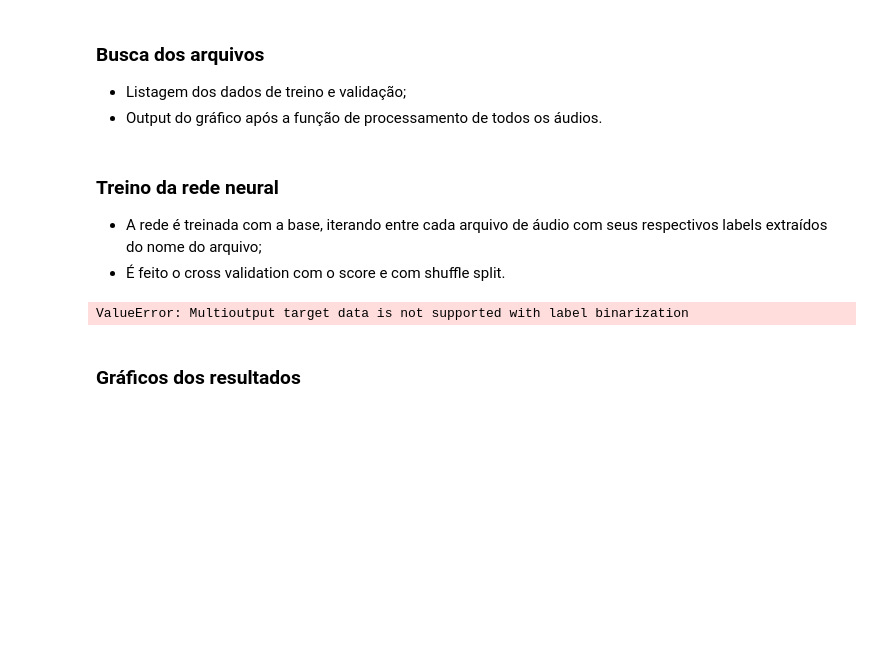
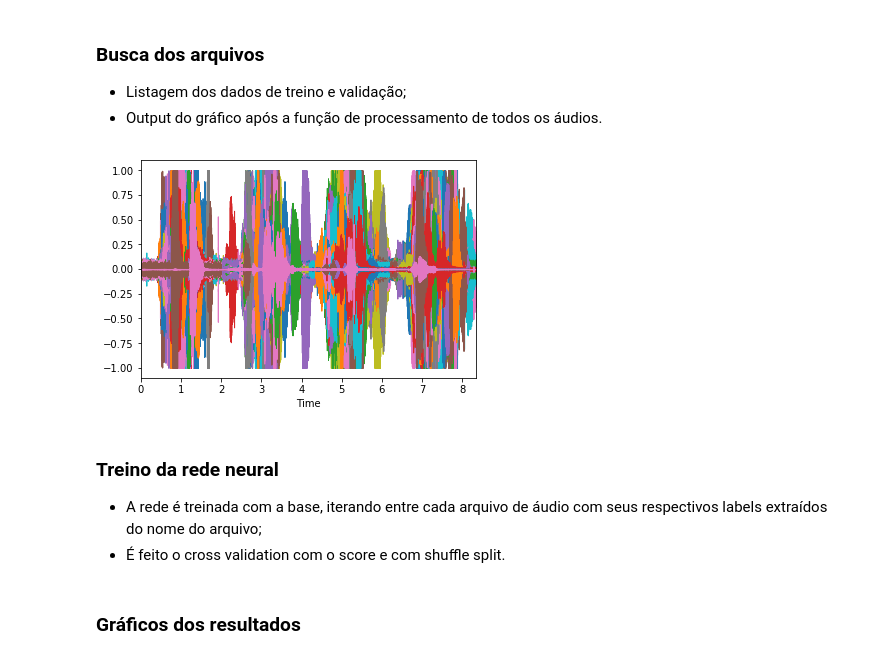
Before and after one commit to flaviajanine/MD-audio-classify, a Jupyter notebook: classifier.ipynb, the cells around one changed output. Saved outputs shown, nothing was run; the diff lists cells and outputs as text; code cells hidden in the pictures; blank space fills up the shorter version.

```diff
--- a/classifier.ipynb
+++ b/classifier.ipynb
@@ -41,46 +42,31 @@ def feature_to_list(feature):
 # %%
 train_folder = 'base_treinamento_I'
 train_path = os.path.abspath(train_folder)
 
 validation_folder = 'base_validacao_I'
 validation_path = os.path.abspath(validation_folder)
 
 X_train = list()
 Y_train = list()
 
 X_val = list()
 Y_val = list()
 
 for root, dirs, filenames in os.walk(train_path):
     for f in filenames:
         feature, label = label_audio('{0}/{1}'.format(train_path, f), f)
-        X_train.append(np.split(feature_to_list(feature),4))
-        Y_train.append(label_to_list(label))
+        X_train.extend(np.split(feature_to_list(feature),4))
+        Y_train.extend(label_to_list(label))
 
 for root, dirs, filenames in os.walk(validation_path):
     for f in filenames:
         feature, label = label_audio('{0}/{1}'.format(validation_path, f), f)
-        X_val.append(np.split(feature_to_list(feature),4))
-        Y_val.append(label_to_list(label))
+        X_val.extend(np.split(feature_to_list(feature),4))
+        Y_val.extend(label_to_list(label))
+# %% [output]
+[figure, added]
 # %% [markdown]
 ### Treino da rede neural
 
 - A rede é treinada com a base, iterando entre cada arquivo de áudio com seus respectivos labels extraídos do nome do arquivo;
 - É feito o cross validation com o score e com shuffle split.
-# %%
-mlp = MLPClassifier(solver='lbfgs', hidden_layer_sizes=(10, 4), random_state=1)
-scores_train = list()
-scores_test = list()
-Y_pred = list()
-
-for x in X_train:
-    for y in Y_train:
-        mlp.fit(x, y)
-        scores_train.append(mlp.score(x,y))
-
-for x in X_val:
-    for X in X_train:
-        Y_pred.append(cross_val_score(mlp, x, X, cv = 2))
-        scores_test.append(mlp.score(x, X))
-# %% [output]
-ValueError: Multioutput target data is not supported with label binarization
```
Also changed, not shown: parts of 3 cells of this notebook, 1 other file.
